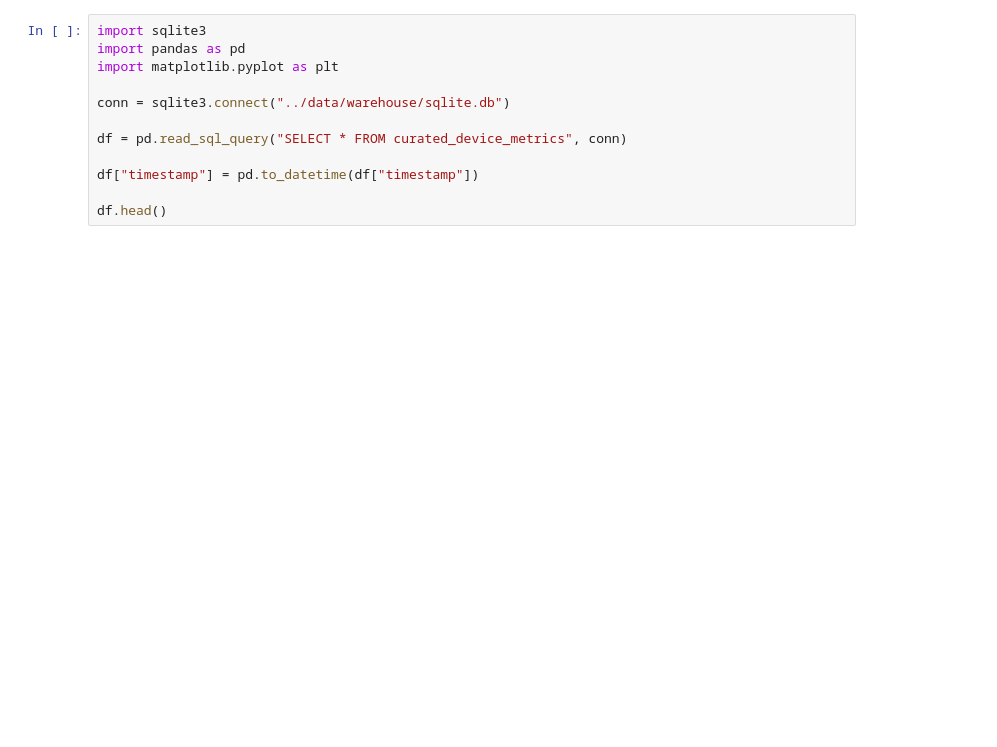
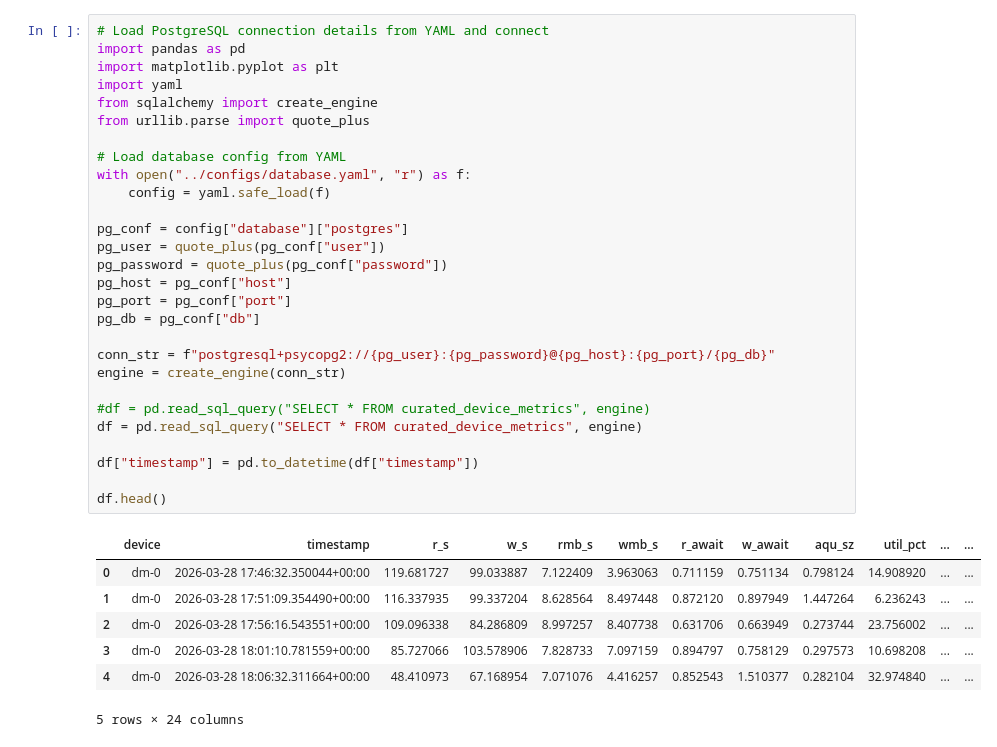
Before and after one commit to Rakesh9759/storage-telemetry-analytics-v3, a Jupyter notebook: notebooks/02_exploratory_io_analysis.ipynb, the cells around one changed output. Saved outputs shown, nothing was run; the diff lists cells and outputs as text; blank space fills up the shorter version.

Commit message:
Migrate all analysis and validation notebooks to PostgreSQL; remove SQLite support and schemas; update database connection and initialization scripts accordingly.

```diff
--- a/notebooks/02_exploratory_io_analysis.ipynb
+++ b/notebooks/02_exploratory_io_analysis.ipynb
@@ -1,15 +1,39 @@
 # %%
-import sqlite3
+# Load PostgreSQL connection details from YAML and connect
 import pandas as pd
 import matplotlib.pyplot as plt
+import yaml
+from sqlalchemy import create_engine
+from urllib.parse import quote_plus
 
-conn = sqlite3.connect("../data/warehouse/sqlite.db")
+# Load database config from YAML
+with open("../configs/database.yaml", "r") as f:
+    config = yaml.safe_load(f)
 
-df = pd.read_sql_query("SELECT * FROM curated_device_metrics", conn)
+pg_conf = config["database"]["postgres"]
+pg_user = quote_plus(pg_conf["user"])
+pg_password = quote_plus(pg_conf["password"])
+pg_host = pg_conf["host"]
+pg_port = pg_conf["port"]
+pg_db = pg_conf["db"]
+
+conn_str = f"postgresql+psycopg2://{pg_user}:{pg_password}@{pg_host}:{pg_port}/{pg_db}"
+engine = create_engine(conn_str)
+
+#df = pd.read_sql_query("SELECT * FROM curated_device_metrics", engine)
+df = pd.read_sql_query("SELECT * FROM curated_device_metrics", engine)
 
 df["timestamp"] = pd.to_datetime(df["timestamp"])
 
 df.head()
+# %% [output]
+|  | device | timestamp | r_s | w_s | rmb_s | wmb_s | r_await | w_await | aqu_sz | util_pct | ... | ... |
+| 0 | dm-0 | 2026-03-28 17:46:32.350044+00:00 | 119.681727 | 99.033887 | 7.122409 | 3.963063 | 0.711159 | 0.751134 | 0.798124 | 14.908920 | ... | ... |
+| 1 | dm-0 | 2026-03-28 17:51:09.354490+00:00 | 116.337935 | 99.337204 | 8.628564 | 8.497448 | 0.872120 | 0.897949 | 1.447264 | 6.236243 | ... | ... |
+| 2 | dm-0 | 2026-03-28 17:56:16.543551+00:00 | 109.096338 | 84.286809 | 8.997257 | 8.407738 | 0.631706 | 0.663949 | 0.273744 | 23.756002 | ... | ... |
+| 3 | dm-0 | 2026-03-28 18:01:10.781559+00:00 | 85.727066 | 103.578906 | 7.828733 | 7.097159 | 0.894797 | 0.758129 | 0.297573 | 10.698208 | ... | ... |
+| 4 | dm-0 | 2026-03-28 18:06:32.311664+00:00 | 48.410973 | 67.168954 | 7.071076 | 4.416257 | 0.852543 | 1.510377 | 0.282104 | 32.974840 | ... | ... |
+5 rows × 24 columns
 # %%
 df["device"].nunique()
 df.shape
```
Also changed, not shown: parts of 12 cells of this notebook, 18 other files.
